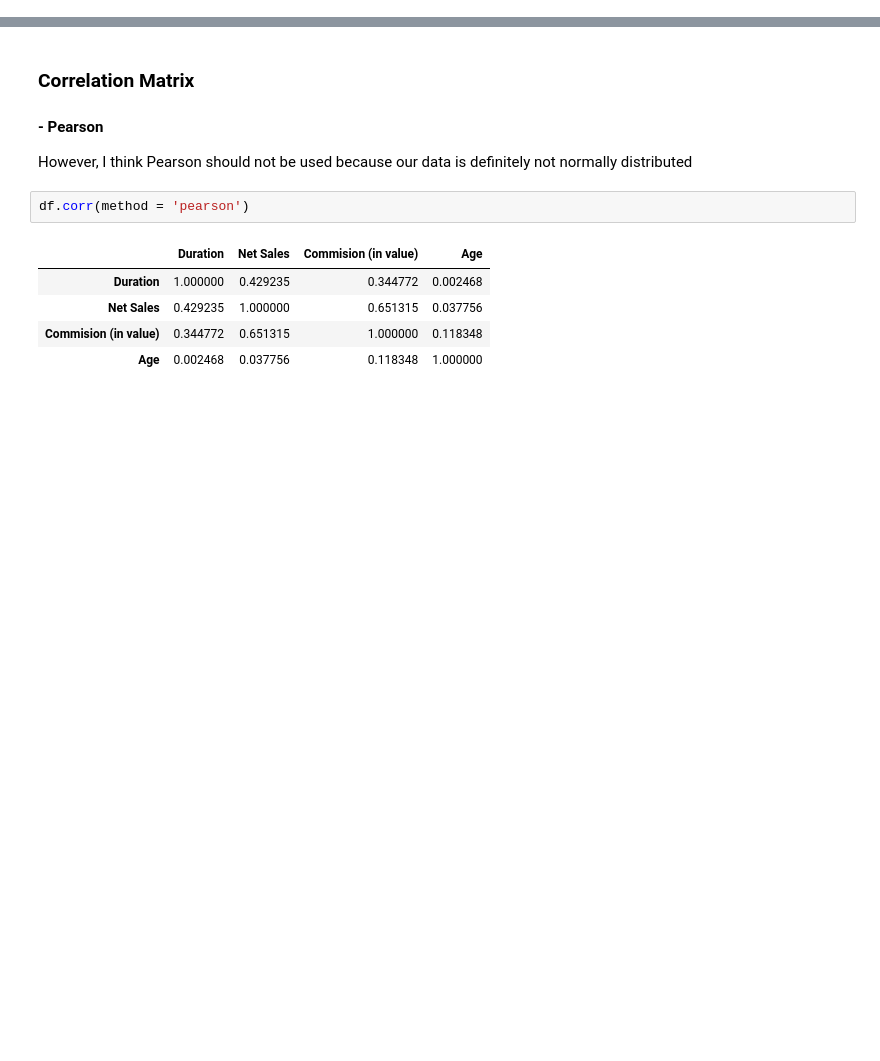
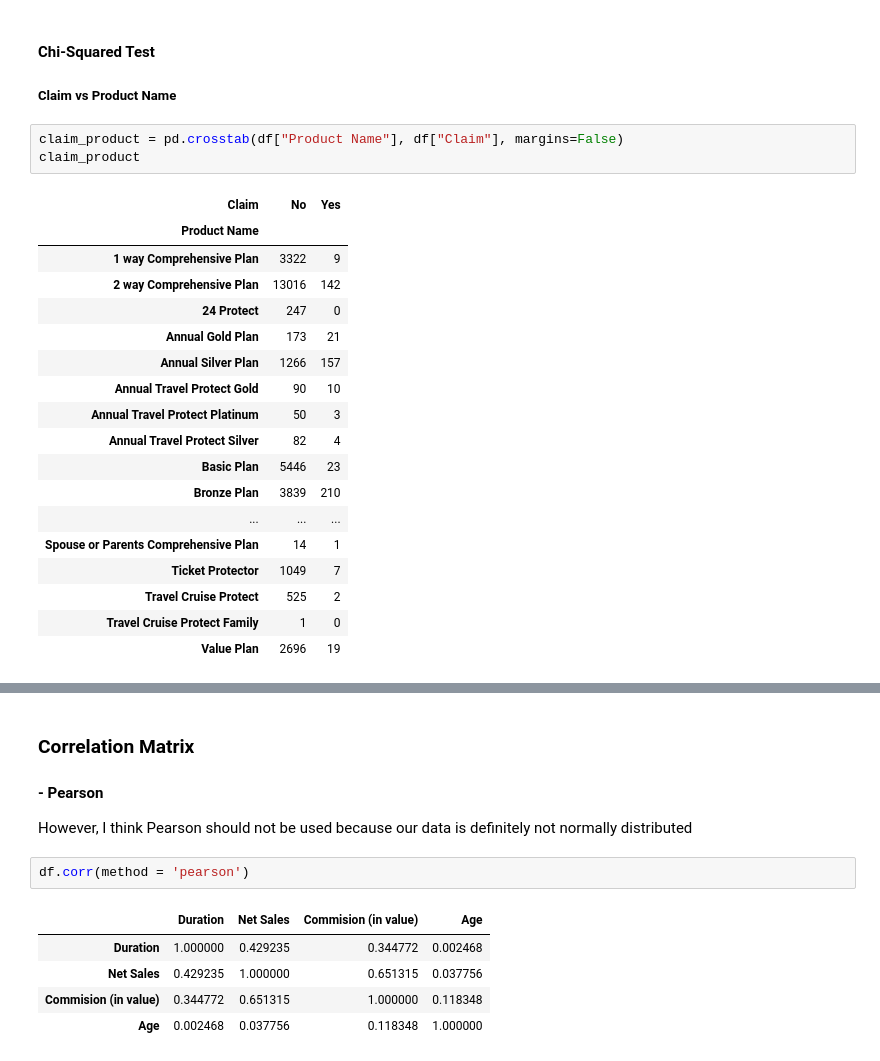
Before and after one commit to jkjk807/TeamTehc-masa, a Jupyter notebook: MASA_statistical.ipynb, the cells around one changed output, grey strips where cells are left out. Saved outputs shown, nothing was run; the diff lists cells and outputs as text; blank space fills up the shorter version.

```diff
--- a/MASA_statistical.ipynb
+++ b/MASA_statistical.ipynb
@@ -23,0 +42,26 @@ df.head()
+# %% [markdown]
+#### Chi-Squared Test
+
+##### Claim vs Product Name
+# %%
+claim_product = pd.crosstab(df["Product Name"], df["Claim"], margins=False)
+claim_product
+# %% [output]
+| Claim | No | Yes |
+| Product Name |  |  |
+| 1 way Comprehensive Plan | 3322 | 9 |
+| 2 way Comprehensive Plan | 13016 | 142 |
+| 24 Protect | 247 | 0 |
+| Annual Gold Plan | 173 | 21 |
+| Annual Silver Plan | 1266 | 157 |
+| Annual Travel Protect Gold | 90 | 10 |
+| Annual Travel Protect Platinum | 50 | 3 |
+| Annual Travel Protect Silver | 82 | 4 |
+| Basic Plan | 5446 | 23 |
+| Bronze Plan | 3839 | 210 |
+| ... | ... | ... |
+| Spouse or Parents Comprehensive Plan | 14 | 1 |
+| Ticket Protector | 1049 | 7 |
+| Travel Cruise Protect | 525 | 2 |
+| Travel Cruise Protect Family | 1 | 0 |
+| Value Plan | 2696 | 19 |
```
Also changed, not shown: parts of 16 cells of this notebook.
